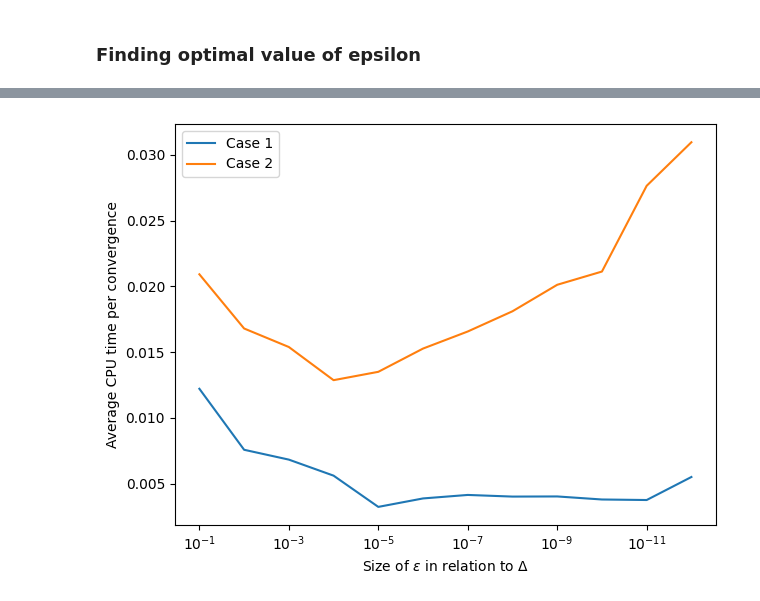
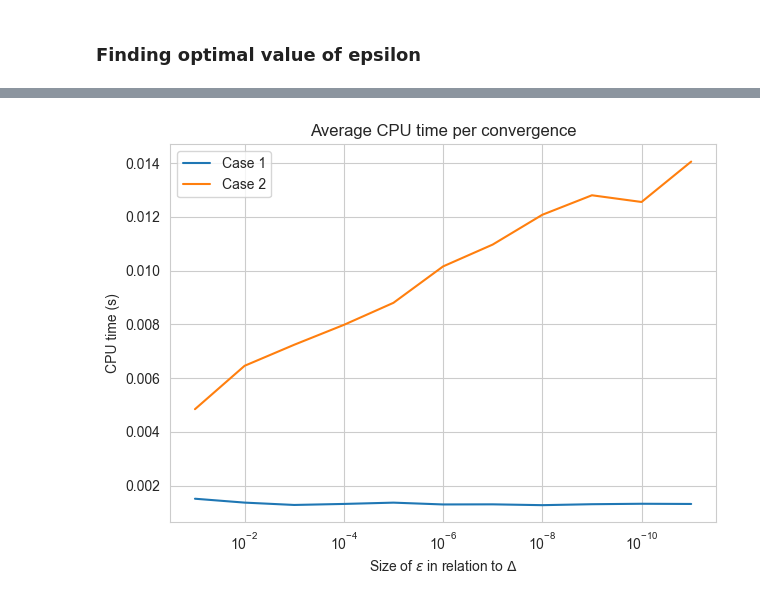
Before and after one commit to spicadust/NO-handins, a Jupyter notebook: NO-handin6/evaluation.ipynb, the cells around one changed output, grey strips where cells are left out. Saved outputs shown, nothing was run; the diff lists cells and outputs as text; code cells hidden in the pictures.

Commit message:
added CPU time for epsilon

```diff
--- a/NO-handin6/evaluation.ipynb
+++ b/NO-handin6/evaluation.ipynb
@@ -7,7 +9,7 @@ import time
 # Implementation
 # %%
 dimensions = [5, 20, 50, 100]
-num_points = 10
+num_points = 200
 
 # Q (positive), b, and radius (delta).
 def generate_pos_qbr(dimensions: list, num_points: int, feasible: bool = True):
@@ -68,7 +70,8 @@ def generate_timed_results (qbrs: list, epsilon_scale: float = 1e-8):
             qbrx.append((q, b, r, x_opt))
             times.append(end_time - start_time)
         except Exception as e:
-            print(e)
+            # print(e)
+            continue
     return qbrx, times
 # %% [markdown]
 ## Case 1: Q positive, unconstrained_min feasible
@@ -144,11 +93,17 @@ KKT:  None
 # %% [markdown]
 ### Finding optimal value of epsilon
 # %%
-epsilons = [1e-1, 1e-2, 1e-3, 1e-4, 1e-5, 1e-6, 1e-7, 1e-8, 1e-9, 1e-10, 1e-11, 1e-12]
+dimensions = [5, 20, 50, 100]
+num_points = 200
+
+epsilons = [1e-1, 1e-2, 1e-3, 1e-4, 1e-5, 1e-6, 1e-7, 1e-8, 1e-9, 1e-10, 1e-11]
 case1_times = []
 case2_times = []
 
-for e in epsilons:
+inputs_1 = generate_pos_qbr(dimensions, num_points, True)
+inputs_2 = generate_pos_qbr(dimensions, num_points, False)
+
+for e in tqdm(epsilons):
     _, c1_time = generate_timed_results(inputs_1, e)
     _, c2_time = generate_timed_results(inputs_2, e)
 
@@ -170,14 +112,18 @@ The algorithm did not converge in the bisection phase
 # %%
+sns.set_style('whitegrid')
+
 plt.plot(epsilons, case1_times, label='Case 1')
 plt.plot(epsilons, case2_times, label='Case 2')
+# plt.fill_between(epsilons, )
 
 
+plt.title('Average CPU time per convergence')
+plt.xlabel(r'Size of $\epsilon$ in relation to $\Delta$')
+plt.ylabel('CPU time (s)')
 plt.xscale('log')
 plt.gca().invert_xaxis()
-plt.xlabel(r'Size of $\epsilon$ in relation to $\Delta$')
-plt.ylabel('Average CPU time per convergence')
 plt.legend()
 plt.tight_layout()
 plt.show()
 # %% [output]
-[figure, old version]
+[figure, new version]
```
Also changed, not shown: parts of 5 cells of this notebook.
